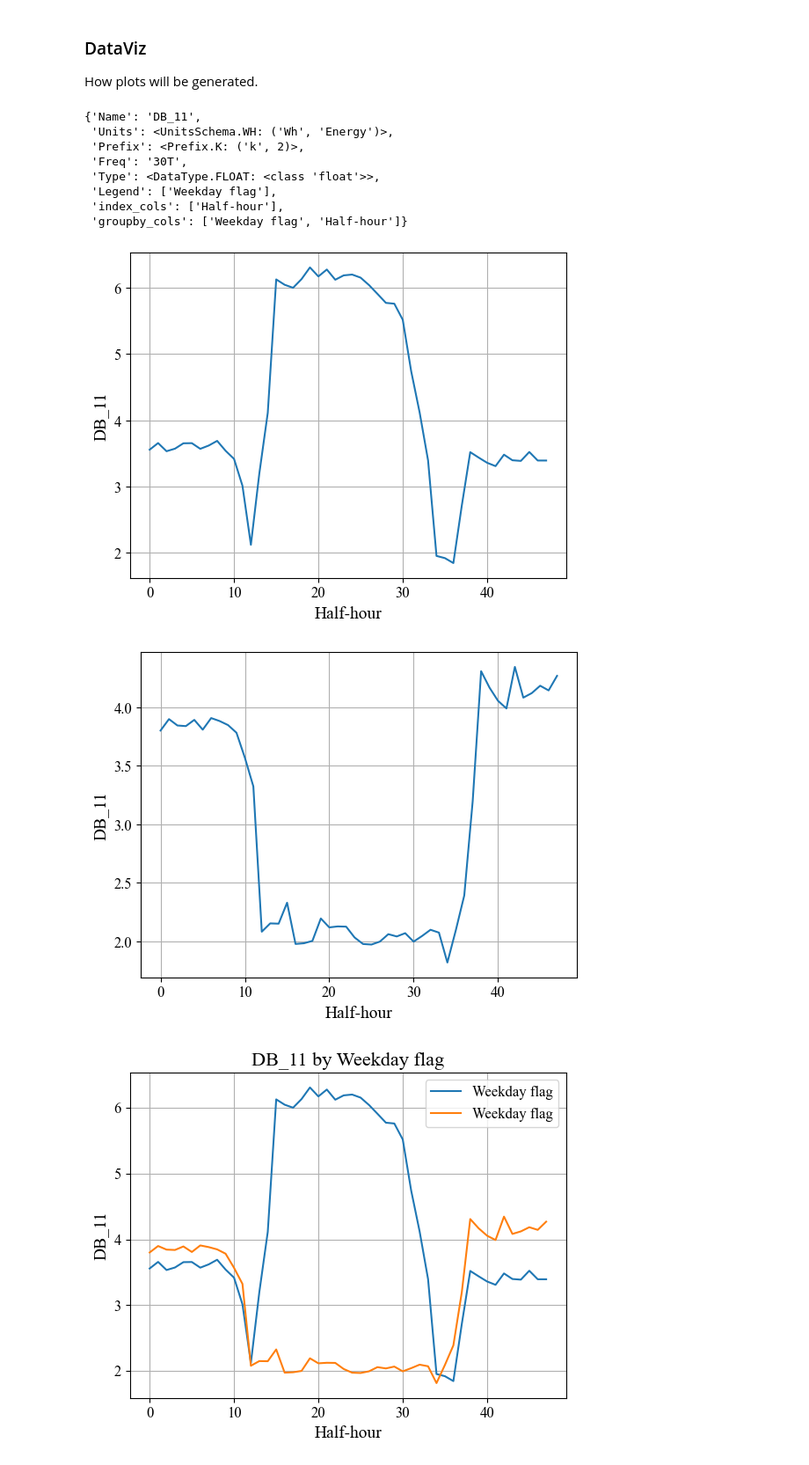
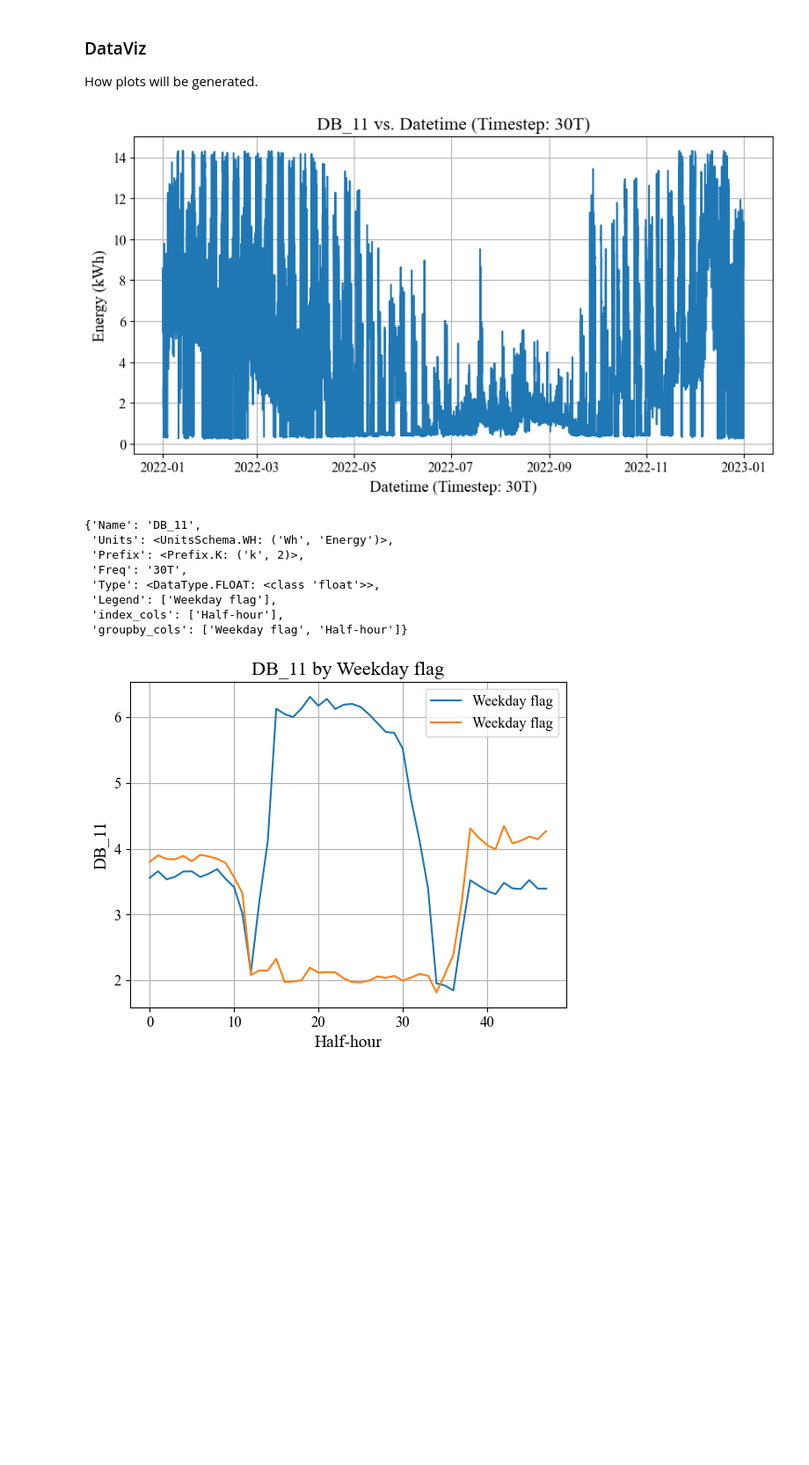
Before and after one commit to empowering-energy-solutions-ltd/e2sviz, a Jupyter notebook: notebooks/clean_demo.ipynb, the cells around one changed output. Shown at 88% size. Saved outputs shown, nothing was run; the diff lists cells and outputs as text; code cells hidden in the pictures; blank space fills up the shorter version.

```diff
--- a/notebooks/clean_demo.ipynb
+++ b/notebooks/clean_demo.ipynb
@@ -170,5 +173,7 @@ False
 
 How plots will be generated.
 # %%
-visualize.DataViz(new_test.data, new_test.column_meta_data, plot_styles.PlotlyPlot()).single_line_plot(['DB_11']) #MatPlotLibPlot() or PlotlyPlot()
+viz_boi = visualize.DataViz(new_test.data, new_test.metadata, plot_styles.MatPlotLibPlot()).single_line_plot(['DB_11']) #MatPlotLibPlot() or PlotlyPlot()
+# %% [output]
+[figure, added]
 # %%
@@ -183,28 +188,6 @@ grouped_class.column_meta_data.metadata['DB_11']
  'Legend': ['Weekday flag'],
  'index_cols': ['Half-hour'],
  'groupby_cols': ['Weekday flag', 'Half-hour']}
-# %%
-grouped_day = new_test.groupby(viz_schema.GroupingKeySchema.DAY, inplace=True)
-testing = grouped_day.data
-
-df = testing.reset_index()
-grouped = df.groupby('Weekday flag')
-
-for name, group in grouped:
-    # weekday_flag = name
-    fig, ax = plt.subplots()
-    # ax.set_title(f'{weekday_flag}')
-
-    ax.plot(group['Half-hour'], group['DB_11'])
-
-    ax.set_xlabel('Half-hour')
-    ax.set_ylabel('DB_11')
-
-    plt.grid()
-    plt.show()
-# %% [output]
-[figure, removed]
-[figure, removed]
 # %%
 grouped = df.groupby('Weekday flag')
 
```
Also changed, not shown: parts of 12 cells of this notebook, 3 other files.
